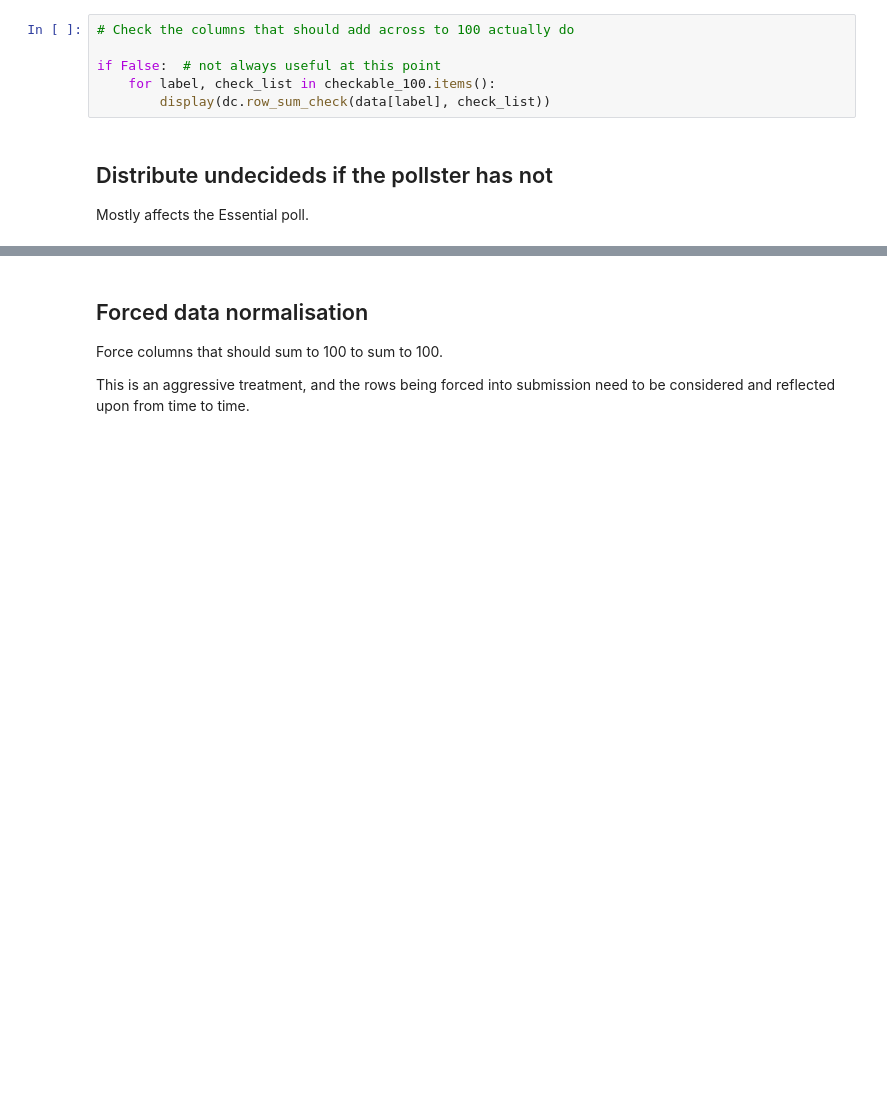
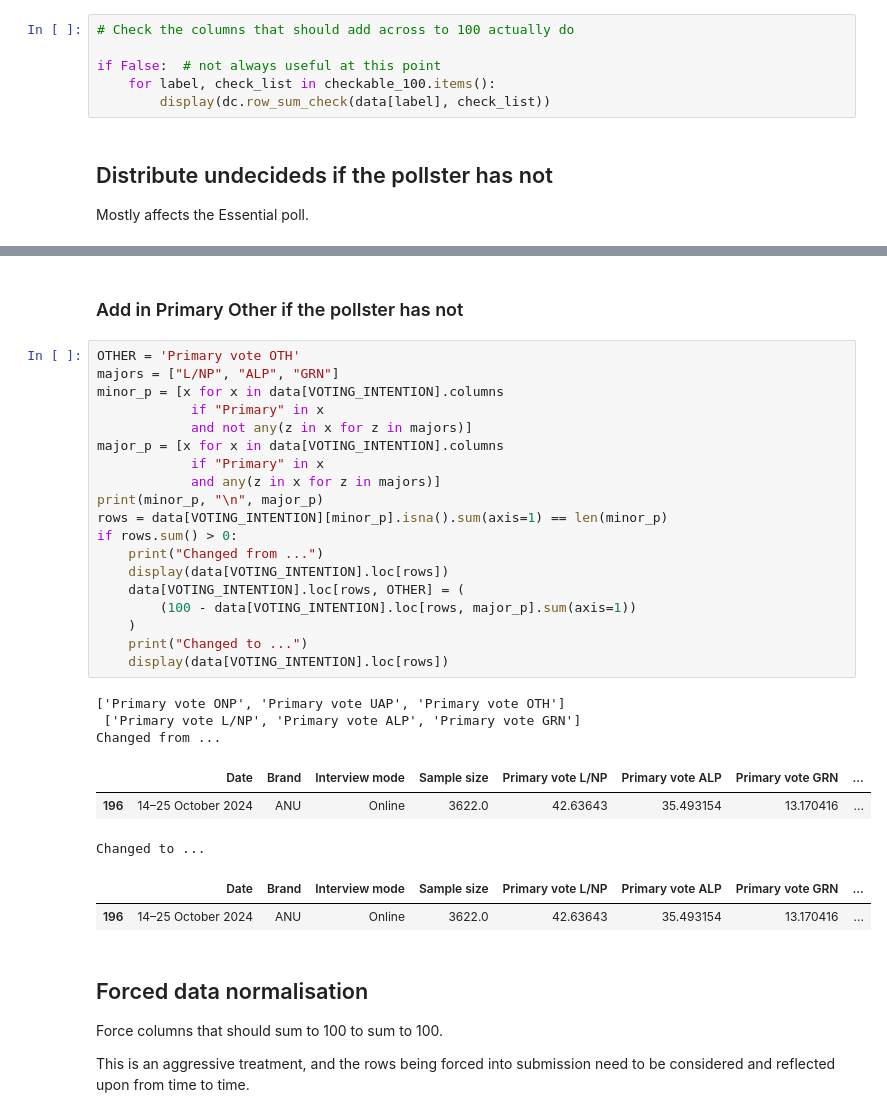
Before and after one commit to bpalmer4/Australian-Federal-Election-2025, a Jupyter notebook: notebooks/_data_capture.ipynb, the cells around one changed output, grey strips where cells are left out. Saved outputs shown, nothing was run; the diff lists cells and outputs as text; blank space fills up the shorter version.

```diff
--- a/notebooks/_data_capture.ipynb
+++ b/notebooks/_data_capture.ipynb
@@ -196,3 +202,33 @@ For 2pp vote distributed undecideds over 23.42% of rows.
+# %% [markdown]
+### Add in Primary Other if the pollster has not
+# %%
+OTHER = 'Primary vote OTH'
+majors = ["L/NP", "ALP", "GRN"]
+minor_p = [x for x in data[VOTING_INTENTION].columns
+            if "Primary" in x
+            and not any(z in x for z in majors)]
+major_p = [x for x in data[VOTING_INTENTION].columns
+            if "Primary" in x
+            and any(z in x for z in majors)]
+print(minor_p, "\n", major_p)
+rows = data[VOTING_INTENTION][minor_p].isna().sum(axis=1) == len(minor_p)
+if rows.sum() > 0:
+    print("Changed from ...")
+    display(data[VOTING_INTENTION].loc[rows])
+    data[VOTING_INTENTION].loc[rows, OTHER] = (
+        (100 - data[VOTING_INTENTION].loc[rows, major_p].sum(axis=1))
+    )
+    print("Changed to ...")
+    display(data[VOTING_INTENTION].loc[rows])
+# %% [output]
+['Primary vote ONP', 'Primary vote UAP', 'Primary vote OTH']
+ ['Primary vote L/NP', 'Primary vote ALP', 'Primary vote GRN']
+Changed from ...
+|  | Date | Brand | Interview mode | Sample size | Primary vote L/NP | Primary vote ALP | Primary vote GRN | ... |
+| 196 | 14–25 October 2024 | ANU | Online | 3622.0 | 42.63643 | 35.493154 | 13.170416 | ... |
+Changed to ...
+|  | Date | Brand | Interview mode | Sample size | Primary vote L/NP | Primary vote ALP | Primary vote GRN | ... |
+| 196 | 14–25 October 2024 | ANU | Online | 3622.0 | 42.63643 | 35.493154 | 13.170416 | ... |
 # %% [markdown]
 ## Forced data normalisation
 
```
Also changed, not shown: parts of 7 cells of this notebook, 1 other file.
